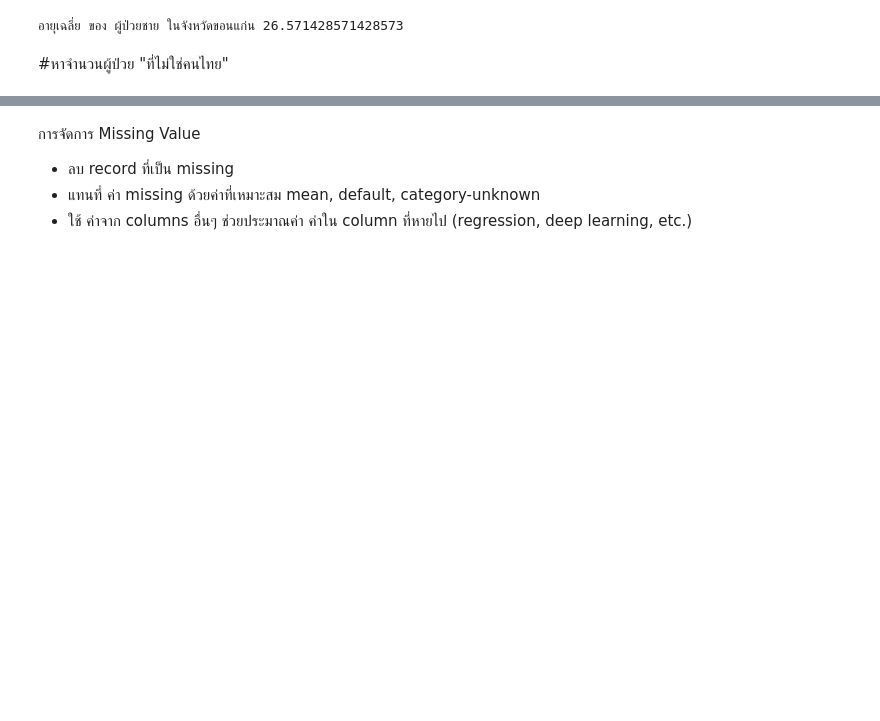
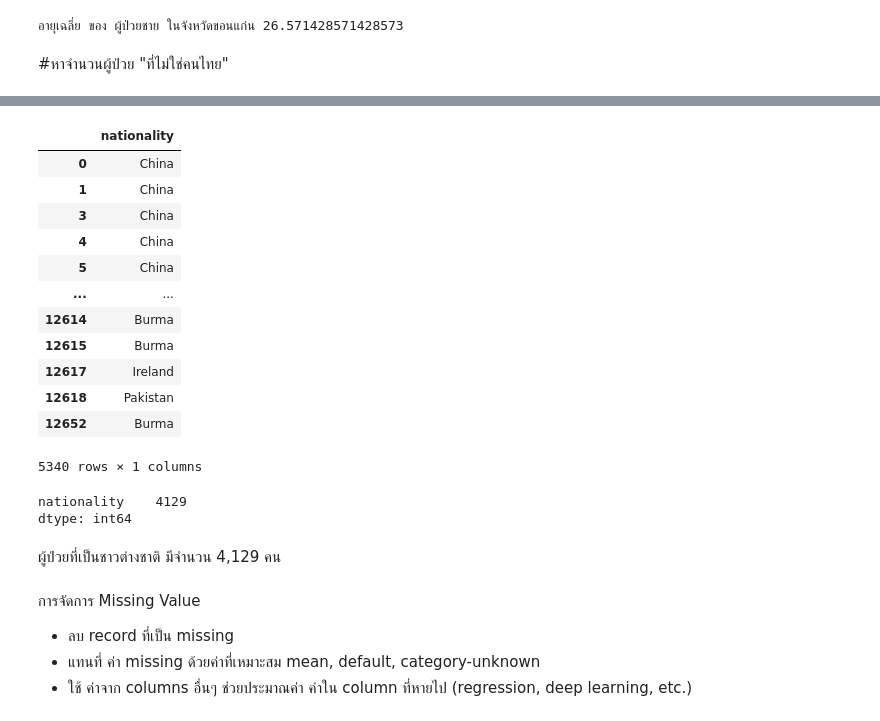
Before and after one commit to Chanunchida-May/data_viz_2022, a Jupyter notebook: Pandas101.ipynb, the cells around one changed output, grey strips where cells are left out. Saved outputs shown, nothing was run; the diff lists cells and outputs as text; code cells hidden in the pictures; blank space fills up the shorter version.

```diff
--- a/Pandas101.ipynb
+++ b/Pandas101.ipynb
@@ -494,0 +492,2 @@ foreign1
+# %%
+this_data_updated_2 = data_covid[['nationality']] #เลือกเฉพาะข้อมูลที่ต้องการในคอลัมน์
@@ -495,3 +510,28 @@ foreign1
+# %%
+foreign = this_data_updated_2[this_data_updated_2['nationality']!='Thailand'] #เลือกข้อมูลที่ไม่ใช่คนไทย
+foreign #เเสดงข้อมูลจะได้ข้อมูลที่เป็นผู้ป่วยต่างชาติออกมา
+# %% [output]
+|  | nationality |
+| 0 | China |
+| 1 | China |
+| 3 | China |
+| 4 | China |
+| 5 | China |
+| ... | ... |
+| 12614 | Burma |
+| 12615 | Burma |
+| 12617 | Ireland |
+| 12618 | Pakistan |
+| 12652 | Burma |
+5340 rows × 1 columns
+# %%
+foreigntotal = foreign.count() #ใช้.count()เพื่อนำมาคำนวณหาจำนวนของผู้ป่วยที่เป็นชาวต่างชาติในคอลัมน์ของตารางforeignทั้งหมด
+foreigntotal #เเสดงค่าผลรวมของผู้ป่วยต่างชาติ
+# %% [output]
+nationality    4129
+dtype: int64
+# %% [markdown]
+ผู้ป่วยที่เป็นชาวต่างชาติ มีจำนวน 4,129 คน
 # %% [markdown]
 การจัดการ Missing Value
 
```
Also changed, not shown: parts of 19 cells of this notebook.
